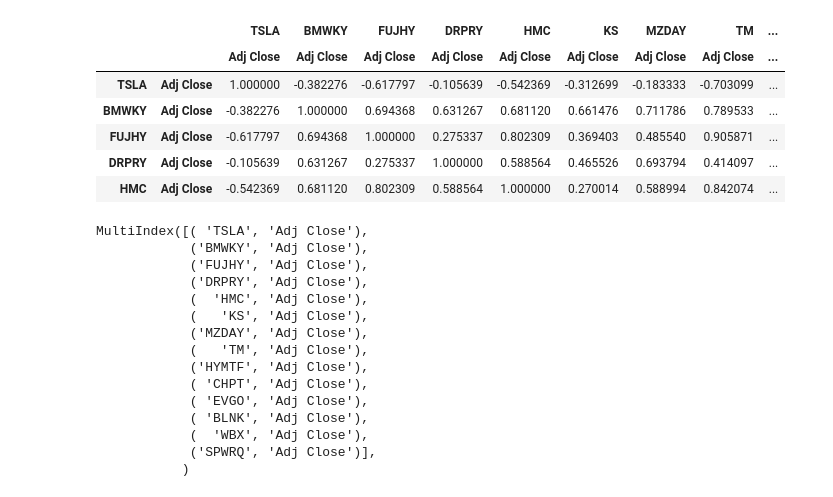
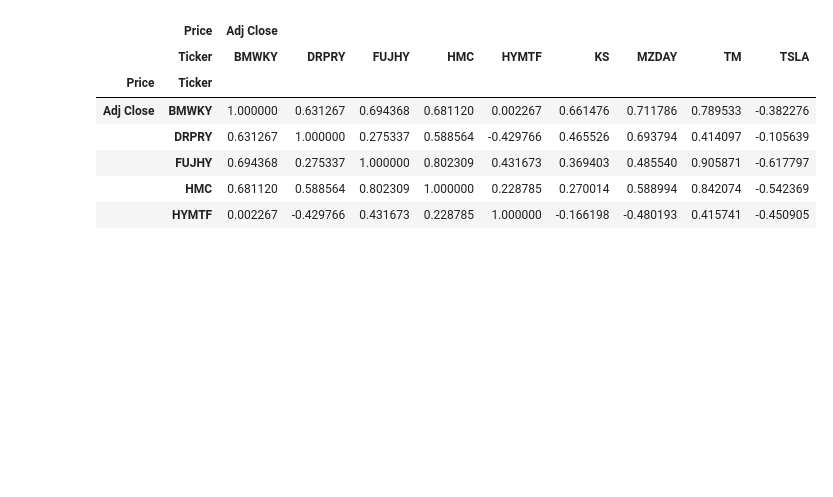
Before and after one commit to victoria-uriostegui/Pairs-Trading-Repo-ED-VU-Fall-24-, a Jupyter notebook: pairs_trading.ipynb, the cells around one changed output. Saved outputs shown, nothing was run; the diff lists cells and outputs as text; code cells hidden in the pictures; blank space fills up the shorter version.

```diff
--- a/pairs_trading.ipynb
+++ b/pairs_trading.ipynb
@@ -13,7 +22,11 @@ start_date = dt.datetime(2023, 9, 20)
 end_date = dt.datetime(2024, 9, 19)
 # %%
 #List of tickers for stocks to be compared (Auto Makers):
-symbols = ['TSLA', 'BMWKY', 'FUJHY', 'DRPRY', 'HMC', 'KS', 'MZDAY', 'TM', 'HYMTF']
+#stocks_df = yf.download('TSLA', 'BMWKY', 'FUJHY', 'DRPRY', 'HMC', 'KS', 'MZDAY', 'TM', 'HYMTF')
+#symbols = ['TSLA', 'BMWKY', 'FUJHY', 'DRPRY', 'HMC', 'KS', 'MZDAY', 'TM', 'HYMTF', 'CHPT', 'EVGO', 'BLNK', 'WBX', 'SPWRQ']
+stocks = ['TSLA', 'BMWKY', 'FUJHY', 'DRPRY', 'HMC', 'KS', 'MZDAY', 'TM', 'HYMTF']
 
-#List of tickers for stocks to be compared (EV Charging Companies):
-symbols.extend(['CHPT', 'EVGO', 'BLNK', 'WBX', 'SPWRQ'])
+# Download stock data
+stocks_df = yf.download(stocks, start=start_date, end=end_date, auto_adjust=False)
+stocks_df.drop(columns = ['Open', 'High', 'Low','Close', 'Volume'], axis = 1, inplace = True)
+stocks_df.head(5)
@@ -43,4 +63,5 @@ for stock in symbols:
 # %%
 #Merge all stock frames along the first axis to prep data for correlation heat matrix
-stocks_df = pd.concat(frames, axis = 1, keys = symbols)
-display(stocks_df.head(5))
+#tocks_df = pd.concat(frames, axis = 1, keys = symbols)
+#stocks_df = stocks_df.set_index('Date')
+#display(stocks_df.head(5))
@@ -56,32 +68,18 @@ display(stocks_df.head(5))
 # %%
 # Create a correlation matrix using panda's corr() method with the Pearson correlation method
 correlation_matrix = stocks_df.corr(method='pearson')
 display(correlation_matrix.head(5))
 
-correlation_matrix.columns
+#correlation_matrix.columns
 # %% [output]
-|  |  | TSLA | BMWKY | FUJHY | DRPRY | HMC | KS | MZDAY | TM | ... |
-|  |  | Adj Close | Adj Close | Adj Close | Adj Close | Adj Close | Adj Close | Adj Close | Adj Close | ... |
-| TSLA | Adj Close | 1.000000 | -0.382276 | -0.617797 | -0.105639 | -0.542369 | -0.312699 | -0.183333 | -0.703099 | ... |
-| BMWKY | Adj Close | -0.382276 | 1.000000 | 0.694368 | 0.631267 | 0.681120 | 0.661476 | 0.711786 | 0.789533 | ... |
-| FUJHY | Adj Close | -0.617797 | 0.694368 | 1.000000 | 0.275337 | 0.802309 | 0.369403 | 0.485540 | 0.905871 | ... |
-| DRPRY | Adj Close | -0.105639 | 0.631267 | 0.275337 | 1.000000 | 0.588564 | 0.465526 | 0.693794 | 0.414097 | ... |
-| HMC | Adj Close | -0.542369 | 0.681120 | 0.802309 | 0.588564 | 1.000000 | 0.270014 | 0.588994 | 0.842074 | ... |
+|  | Price | Adj Close |  |  |  |  |  |  |  |  |
+|  | Ticker | BMWKY | DRPRY | FUJHY | HMC | HYMTF | KS | MZDAY | TM | TSLA |
+| Price | Ticker |  |  |  |  |  |  |  |  |  |
+| Adj Close | BMWKY | 1.000000 | 0.631267 | 0.694368 | 0.681120 | 0.002267 | 0.661476 | 0.711786 | 0.789533 | -0.382276 |
+|  | DRPRY | 0.631267 | 1.000000 | 0.275337 | 0.588564 | -0.429766 | 0.465526 | 0.693794 | 0.414097 | -0.105639 |
+|  | FUJHY | 0.694368 | 0.275337 | 1.000000 | 0.802309 | 0.431673 | 0.369403 | 0.485540 | 0.905871 | -0.617797 |
+|  | HMC | 0.681120 | 0.588564 | 0.802309 | 1.000000 | 0.228785 | 0.270014 | 0.588994 | 0.842074 | -0.542369 |
+|  | HYMTF | 0.002267 | -0.429766 | 0.431673 | 0.228785 | 1.000000 | -0.166198 | -0.480193 | 0.415741 | -0.450905 |
-MultiIndex([( 'TSLA', 'Adj Close'),
-            ('BMWKY', 'Adj Close'),
-            ('FUJHY', 'Adj Close'),
-            ('DRPRY', 'Adj Close'),
-            (  'HMC', 'Adj Close'),
-            (   'KS', 'Adj Close'),
-            ('MZDAY', 'Adj Close'),
-            (   'TM', 'Adj Close'),
-            ('HYMTF', 'Adj Close'),
-            ( 'CHPT', 'Adj Close'),
-            ( 'EVGO', 'Adj Close'),
-            ( 'BLNK', 'Adj Close'),
-            (  'WBX', 'Adj Close'),
-            ('SPWRQ', 'Adj Close')],
-           )
 # %%
 display(sns.heatmap(stocks_df.corr(method='pearson')))
 # %% [output]
```
Also changed, not shown: parts of 12 cells of this notebook, 5 other files.
